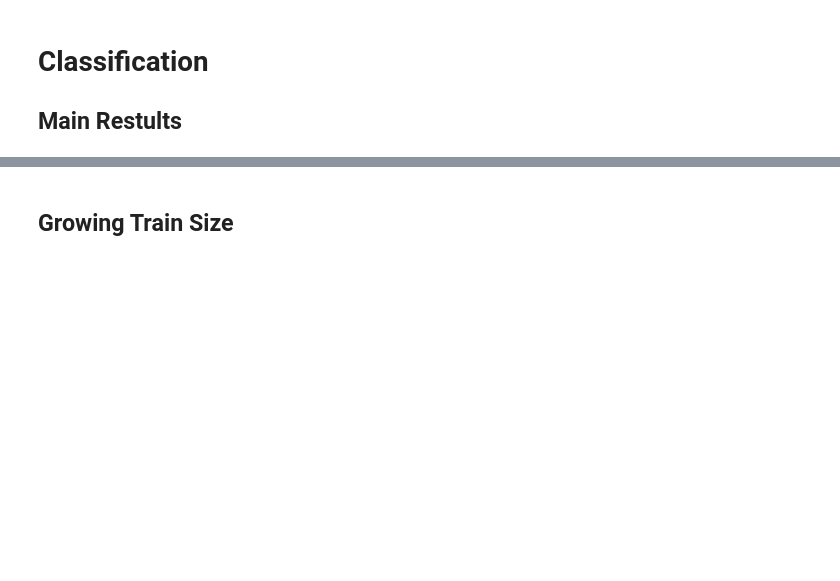
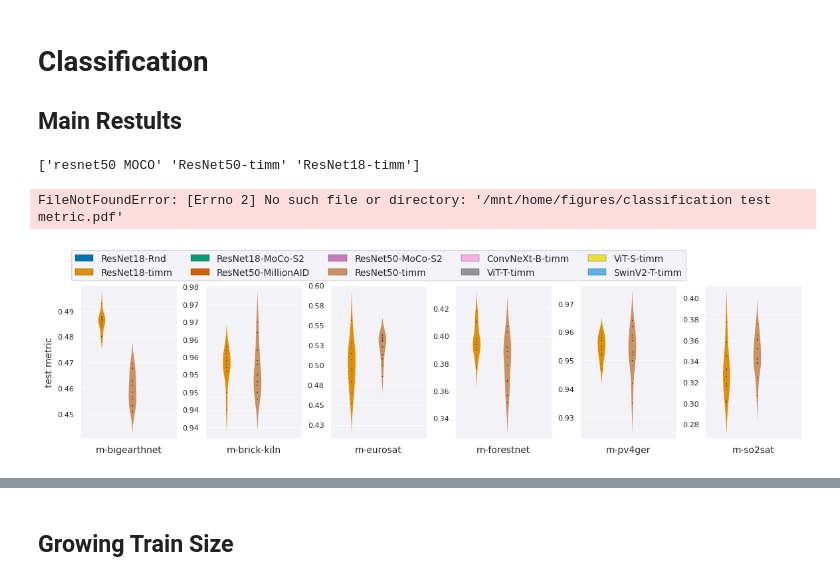
Before and after one commit to ServiceNow/geo-bench-experiments, a Jupyter notebook: geobench_exp/experiment/parse_results.ipynb, the cells around one changed output, grey strips where cells are left out. Saved outputs shown, nothing was run; the diff lists cells and outputs as text; code cells hidden in the pictures; blank space fills up the shorter version.

```diff
--- a/geobench_exp/experiment/parse_results.ipynb
+++ b/geobench_exp/experiment/parse_results.ipynb
@@ -18,36 +27,33 @@ sns.set_style("dark", {"grid.color": "0.98", "axes.facecolor": "(0.95, 0.95, 0.9
 # %%
-# classification_dir = '/mnt/data/experiments/nils/final_classification_seeded_runs'
-classification_dir = '/mnt/data/experiments/nils/camera_class_seeds'
-rewrite_normalizer = True
-
-df = retrieve_runs(classification_dir, use_cached_csv=False, is_sweep=False)
-
-
 # df['train_ratio'] = [get_train_ratio(part_name) for part_name in df['partition_name']]
 df = df.applymap(parse_results.clean_names)
 df = df.rename(columns=parse_results.clean_names)
 
 df = df[~df.model.isin(("conv4",))]
 
 print(df.model.unique())
 
 model_order = "ResNet18-Rnd,ResNet18-timm,ResNet18-MoCo-S2,ResNet50-MillionAID,ResNet50-MoCo-S2,ResNet50-timm,ConvNeXt-B-timm,ViT-T-timm,ViT-S-timm,SwinV2-T-timm".split(",")
 model_colors = dict( zip(model_order, sns.color_palette("colorblind")[:len(model_order)]))
 
-df_1x = df[(df["partition name"] == "1.00x train") | (df["partition name"] == "default")].copy()
+df_1x = df[(df["partition name"] == "0.01x train") | (df["partition name"] == "default")].copy()
 # df_1x = df[(df["partition name"] == "0.05x train")].copy()
 
 benchmark_name = "classification_v0.8.5"
 if rewrite_normalizer:
     normalizer = parse_results.make_normalizer(df_1x)
     normalizer.save(benchmark_name)
 else:
     normalizer = parse_results.load_normalizer(benchmark_name)
 
 normalizer.normalize_data_frame(df_1x, ["test metric", "val metric"])
 
 parse_results.plot_per_dataset_3(df_1x, model_order, model_colors=model_colors, metric="test metric", sharey=False, inner="points", fig_size=(14,3), n_legend_rows=2)
 plt.savefig(Path.home() / "figures" / "classification test metric.pdf", bbox_inches="tight", dpi=300)
+# %% [output]
+['resnet50 MOCO' 'ResNet50-timm' 'ResNet18-timm']
+FileNotFoundError: [Errno 2] No such file or directory: '/mnt/home/figures/classification test metric.pdf'
+[figure, added]
 # %%
 parse_results.plot_bootstrap_aggregate(df_1x, metric="normalized test metric", model_order=model_order, model_colors=model_colors, fig_size=(12,2.3))
 # parse_results.plot_bootstrap_aggregate(df_1x, metric="normalized val_metric", model_order=model_order)
```
Also changed, not shown: parts of 3 cells of this notebook, 23 other files.
